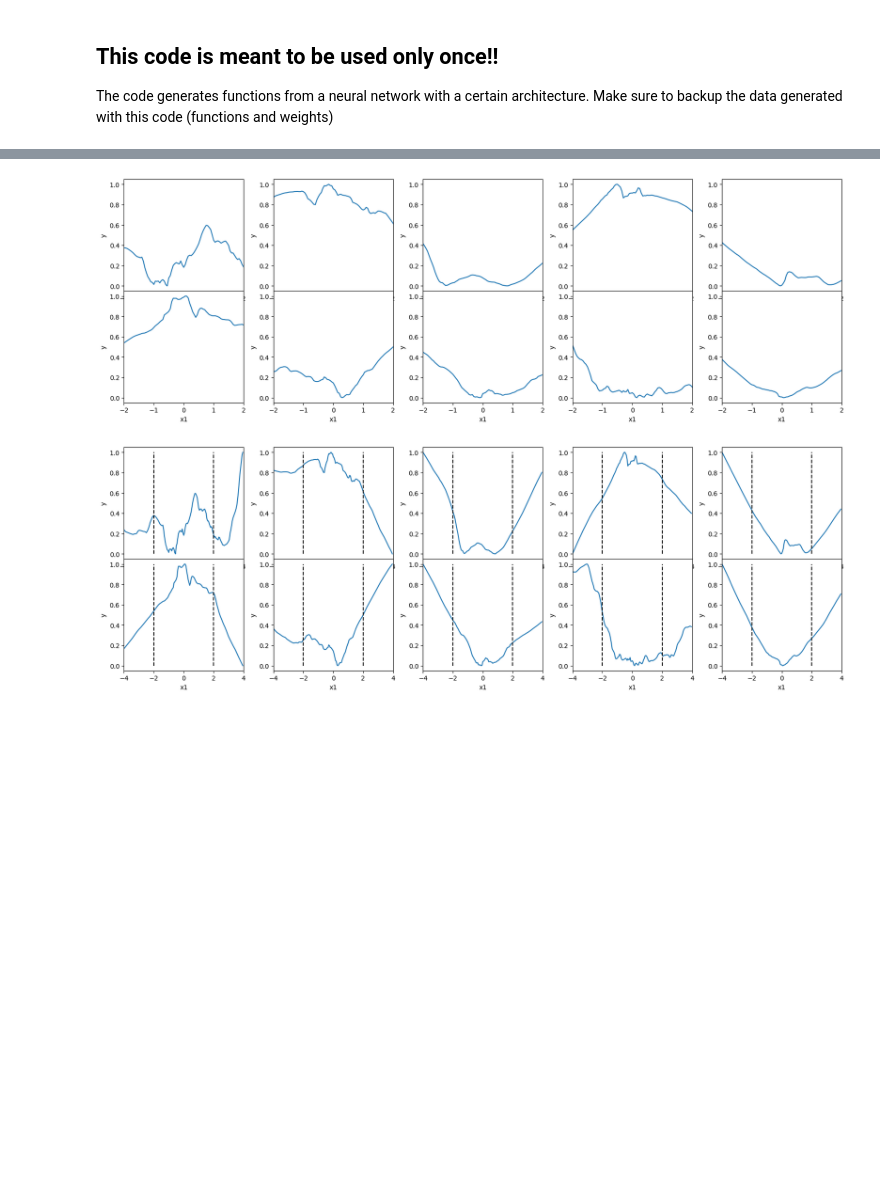
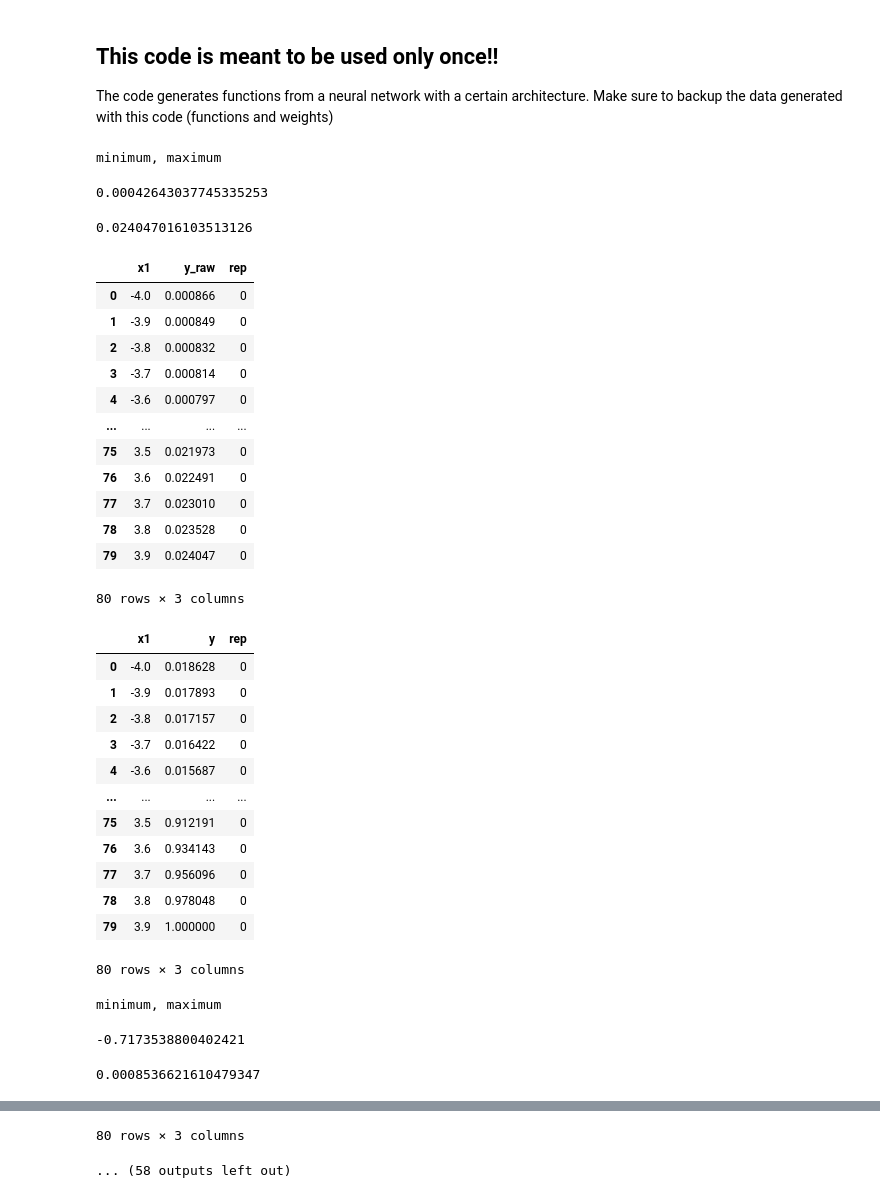
Before and after one commit to SergioCoboLopez/BMS_approximator, a Jupyter notebook: bin/ann_functions/generate_ANN_data.ipynb, the cells around one changed output, grey strips where cells are left out. Saved outputs shown, nothing was run; the diff lists cells and outputs as text; code cells hidden in the pictures; blank space fills up the shorter version.

```diff
--- a/bin/ann_functions/generate_ANN_data.ipynb
+++ b/bin/ann_functions/generate_ANN_data.ipynb
@@ -54,45 +54,96 @@ def compute_output(invals, w, activation_fun):
 
     return(np.sum([w[-1][i][0] * cl[i] for i in range(len(w[-1]))]))
 # %%
-NREP = 20 #Number of functions you want to generate
-xmax=4;step=0.05 #limits of x and resolution step to generate functions
+NREP = 10 #Number of functions you want to generate
+xmax=4;step=0.1 #limits of x and resolution step to generate functions
 
 d_all = pd.DataFrame({'x1' : [], 'y': [], 'rep': []}) #initialize dataframe to for normalized functions
 d_all_raw = pd.DataFrame({'x1' : [], 'y_raw': [], 'rep': []}) #initialize dataframe for non-normalized functions
 
 activation_function='leaky_ReLU' #tanh, ReLU, leaky_ReLU . Activation functions for neural network
 
-weights=[]
+load_pickle=True
+#load pickle
+if load_pickle==True:
+    filename = 'NN_weights_' + activation_function + '_NREP_10_.pickle'
+    weights = import_w('../../data/backup_data/' + filename)
+
+elif load_pickle==False:
+    #Initialize and save
+    weights=[]
+
 for rep in range(NREP):
-    #Initialize NN and generate weights
-    w = init_w(ils=ILS+1, nl=NL, ls=LS)
-    weights.append(w)
+
+    if load_pickle==True:
+        #load pickle
+        w=weights[rep]
+
+    elif load_pickle==False:
+        #initialize and save
+        w = init_w(ils=ILS+1, nl=NL, ls=LS)
+        weights.append(w)
+
 
     #initialize x and generate y values
     x1 = np.arange(-xmax, xmax, step)
     x1s, ys = [], []
     y = [compute_output([1, thisx1], w, activation_function) for thisx1 in x1]
     x1s=x1
     ys=y
 
     # Normalize functions
     ys = np.array(ys)
     ys_norm = (ys - min(ys)) / (max(ys) - min(ys) + 1e-15)
 
     #Save normalized functions to dataframes
     d = pd.DataFrame({'x1' : x1s, 'y' : ys_norm, 'rep': rep})
     d_all=pd.concat([d_all,d])
 
     #Save non-normalized version
     d_raw = pd.DataFrame({'x1' : x1s, 'y_raw' : ys, 'rep': rep})
     d_all_raw=pd.concat([d_all_raw,d_raw])
 
+    display(d_raw)
+    display(d)
+
 #Save weights to pickle and dataframes to csvs
 save=False
-
 if save==True:
     with open('../../data/generative_data/' + 'NN_weights_' + str(activation_function) + '_NREP_' + str(NREP) + '_ILS%d_NL%d_LS%d'  %(ILS, NL,  LS) +'.pickle', 'wb') as f:
         pickle.dump(weights, f, protocol=None)
 
     d_all.to_csv('../../data/generative_data/' + 'NN_function_' + str(activation_function) + '_NREP_' + str(NREP) + '_ILS%d_NL%d_LS%d'  %(ILS, NL,  LS) + '_res_' + str(step) + '_data.csv')
     d_all_raw.to_csv('../../data/generative_data/' + 'non_normalized_NN_function_' + str(activation_function) + '_NREP_' + str(NREP) + '_ILS%d_NL%d_LS%d'  %(ILS, NL,  LS) + '_data.csv')
+# %% [output]
+minimum, maximum
+0.00042643037745335253
+0.024047016103513126
+|  | x1 | y_raw | rep |
+| 0 | -4.0 | 0.000866 | 0 |
+| 1 | -3.9 | 0.000849 | 0 |
+| 2 | -3.8 | 0.000832 | 0 |
+| 3 | -3.7 | 0.000814 | 0 |
+| 4 | -3.6 | 0.000797 | 0 |
+| ... | ... | ... | ... |
+| 75 | 3.5 | 0.021973 | 0 |
+| 76 | 3.6 | 0.022491 | 0 |
+| 77 | 3.7 | 0.023010 | 0 |
+| 78 | 3.8 | 0.023528 | 0 |
+| 79 | 3.9 | 0.024047 | 0 |
+80 rows × 3 columns
+|  | x1 | y | rep |
+| 0 | -4.0 | 0.018628 | 0 |
+| 1 | -3.9 | 0.017893 | 0 |
+| 2 | -3.8 | 0.017157 | 0 |
+| 3 | -3.7 | 0.016422 | 0 |
+| 4 | -3.6 | 0.015687 | 0 |
+| ... | ... | ... | ... |
+| 75 | 3.5 | 0.912191 | 0 |
+| 76 | 3.6 | 0.934143 | 0 |
+| 77 | 3.7 | 0.956096 | 0 |
+| 78 | 3.8 | 0.978048 | 0 |
+| 79 | 3.9 | 1.000000 | 0 |
+80 rows × 3 columns
+minimum, maximum
+-0.7173538800402421
+0.0008536621610479347
@@ -99,3 +162,5 @@ if save==True:
+80 rows × 3 columns
+... (58 outputs left out)
 # %%
 #PLOT -2,2
 
@@ -118,8 +183,6 @@ for r in range(rows):
         ax_rc.set_xlim(-2,2)
         h+=1
 plt.savefig('../../results/seminal_data/' + 'NN_function_' + activation_function + '_' + 'ILS%d_NL%d_LS%d'  %(ILS, NL,  LS) + '.png', dpi=300)
-# %% [output]
-[figure, removed]
 # %%
 #PLOT FULL RANK (-4,4)
 
@@ -138,5 +201,3 @@ for r in range(rows):
         ax_rc.set_xlim(-4,4)
         h+=1
 plt.savefig('../../results/seminal_data/' + 'NN_function_full_rank_' + activation_function + '_' + 'ILS%d_NL%d_LS%d'  %(ILS, NL,  LS) + '.png', dpi=300)
-# %% [output]
-[figure, removed]
```
Also changed, not shown: parts of 1 cell of this notebook, 19 other files.
